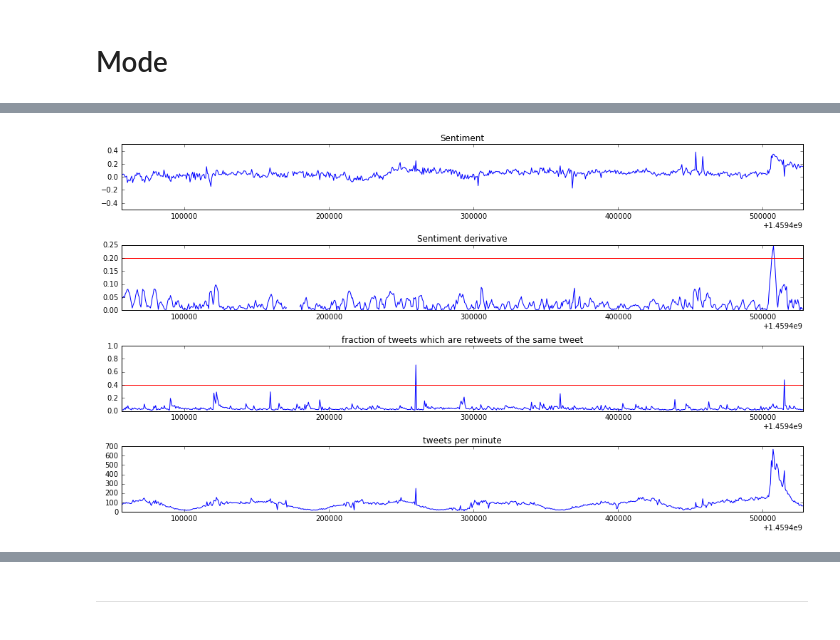
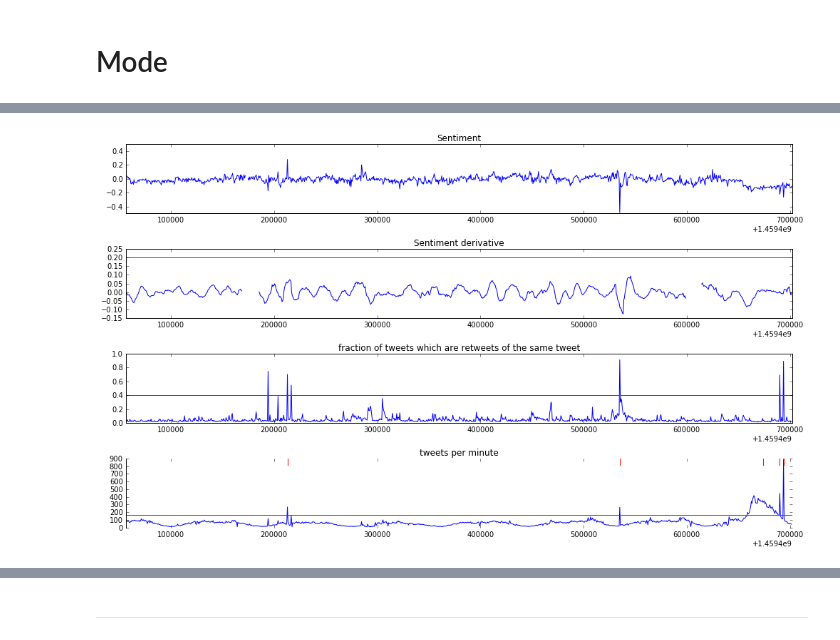
Before and after one commit to HoodPanther/SentimentalWorld, a Jupyter notebook: viral tweet detection.ipynb, the cells around one changed output, grey strips where cells are left out. Cells and saved outputs as stored; diff of their text form; code cells hidden in the pictures.

Commit message:
trying tweets per second threshold + tweetid mode for viral tweet detection

```diff
--- a/viral tweet detection.ipynb
+++ b/viral tweet detection.ipynb
@@ -4,7 +4,7 @@ import matplotlib.pyplot as plt
 %matplotlib inline
 from __future__ import division
 # %%
-data_downsampled = np.genfromtxt('data_sanders_downsampled.csv', delimiter=',')
+data_downsampled = np.genfromtxt('data_clinton_downsampled.csv', delimiter=',')
 # %%
 data_downsampled.shape
 # %% [output]
@@ -17,6 +17,6 @@ plt.plot(data_downsampled[:,0], data_downsampled[:,1])
 # %%
 %%capture
-data = np.genfromtxt('data_sanders_00000.csv', delimiter=',', usecols=(0,1,2), invalid_raise=False, loose=True);
+data = np.genfromtxt('data_clinton_00000.csv', delimiter=',', usecols=(0,1,2), invalid_raise=False, loose=True);
 # %%
 data.shape
 # %% [output]
@@ -72,30 +86,59 @@ der_smooth_threshold = 0.2
+# %%
+tps_filtered = modes[:,4]
+tps_threshold = np.percentile(tps_filtered, 95)
+# %%
+# tweets per second filtered peak detection
+peaks = []
+peaking = False
+start = None
+threshold = tps_threshold
+for i,x in enumerate(tps_filtered):
+    if not peaking:
+        if x > threshold:
+            start = modes[i,0]
+            peaking = True
+    elif peaking:
+        if x < threshold:
+            end = modes[i,0]
+            peaks.append([start, end])
+            start = None
+            peaking = False
+peaks = np.array(peaks)
 # %%
 # threshold = np.nanstd(modes[:,3]) * 3
 threshold = 0.4
 
-plt.figure(figsize=(14,8))
-plt.subplot(411)
+plt.figure(figsize=(14,10))
+plt.subplot(511)
 plt.title('Sentiment')
 plt.plot(data_downsampled[:,0], data_downsampled[:,1])
 plt.ylim([-0.5, 0.5])
 plt.xlim([data[0,0], data[-1,0]])
-plt.subplot(412)
+plt.subplot(512)
 plt.title('Sentiment derivative')
 plt.plot(der_smooth[:,0], der_smooth[:,1])
 plt.axhline(y=der_smooth_threshold, c='r')
 plt.xlim([data[0,0], data[-1,0]])
-plt.subplot(413)
+plt.subplot(513)
 plt.title('fraction of tweets which are retweets of the same tweet')
 plt.plot(modes[:,0], modes[:,3])
 plt.ylim([0,1])
 plt.xlim([data[0,0], data[-1,0]])
 plt.axhline(y=threshold, c='r')
-plt.subplot(414)
+plt.subplot(514)
+ax = plt.subplot(514)
 plt.title('tweets per minute')
-plt.plot(modes[:,0], modes[:,4]/10)
+plt.plot(modes[:,0], tps_filtered/10)
 plt.xlim([data[0,0], data[-1,0]])
+plt.axhline(y=tps_threshold/10, c='r')
+# plt.axhline(y=np.percentile(tps_filtered/10, 95), c='green')
+ax.spines['top'].set_visible(False)
+ax.spines['bottom'].set_visible(False)
+ax.spines['right'].set_visible(False)
+for p in peaks:
+    plt.axvline(x=np.mean(p), ymin=0.9, ymax=1, c='r')
 
 plt.tight_layout()
 plt.show()
 # %% [output]
-[figure, old version]
+[figure, new version]
```
Also changed, not shown: parts of 25 cells of this notebook, 1 other file.
